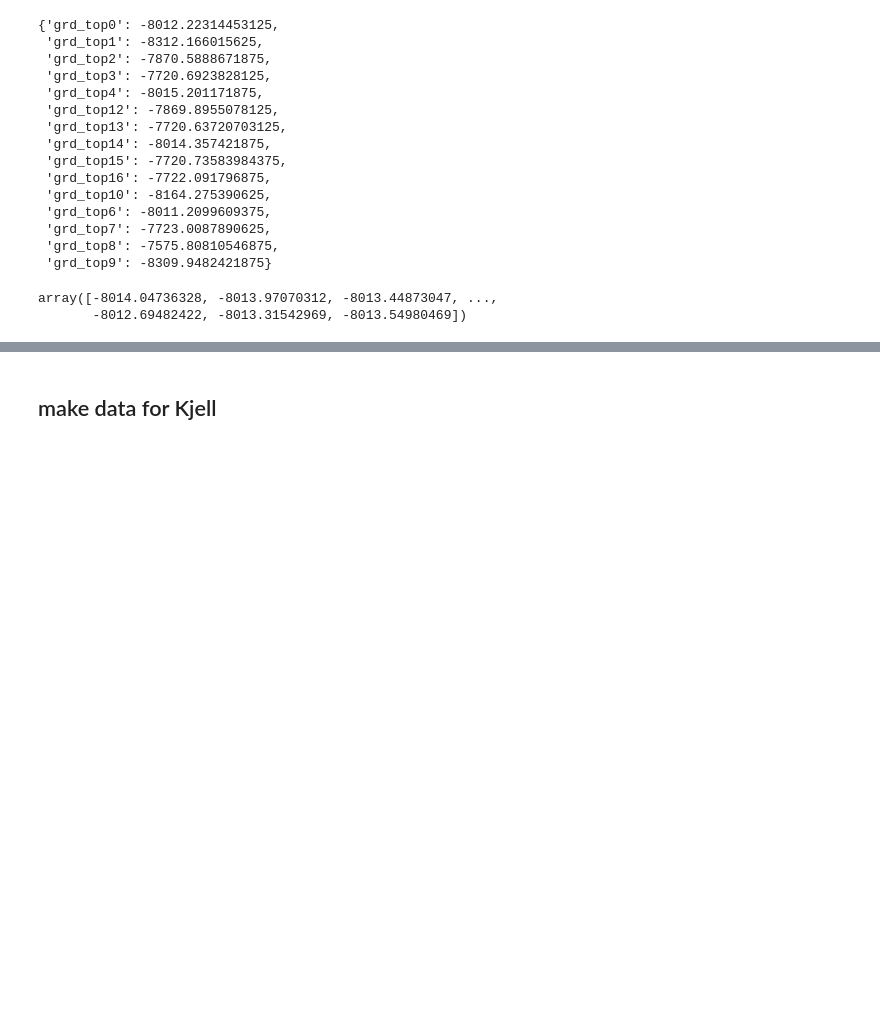
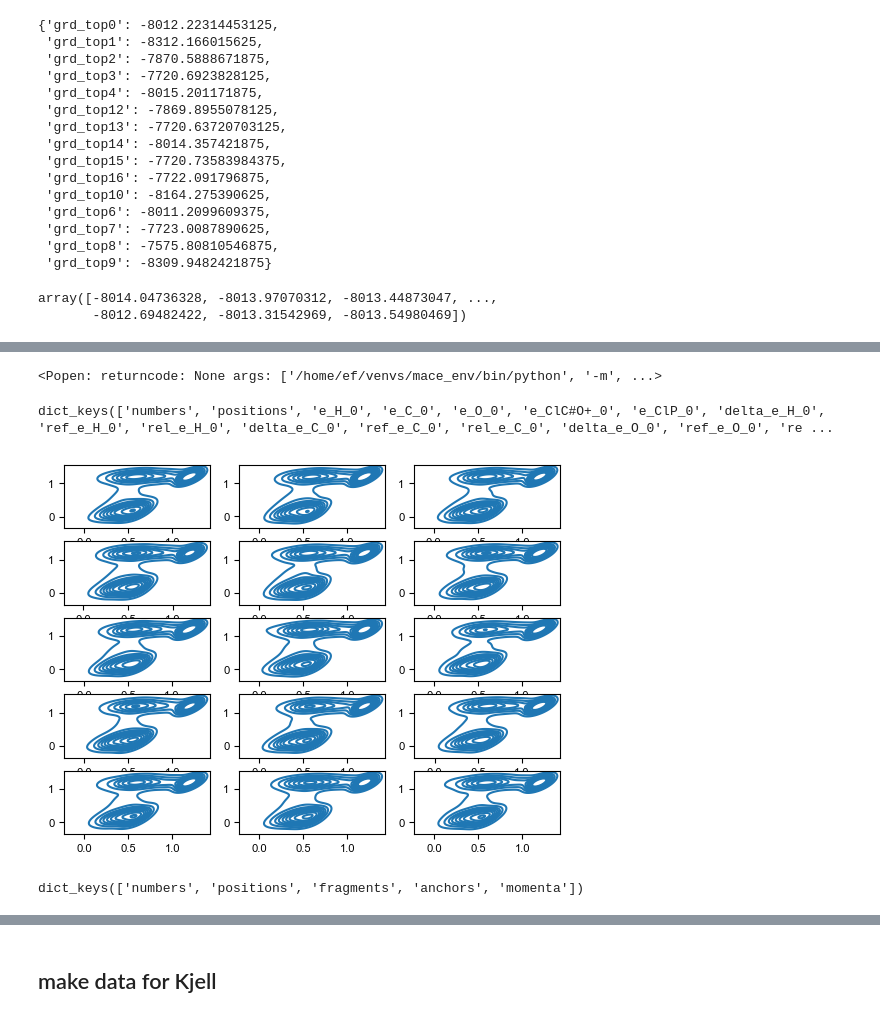
Before and after one commit to schwallergroup/CFT, a Jupyter notebook: notebooks/cft.ipynb, the cells around one changed output, grey strips where cells are left out. Drawn from its saved outputs; the diff is of its cells as text; code cells hidden in the pictures; blank space fills up the shorter version.

```diff
--- a/notebooks/cft.ipynb
+++ b/notebooks/cft.ipynb
@@ -925,2 +895,16 @@ plt.show()
 # %% [markdown]
 ## raffa data
+# %%
+import matplotlib.pyplot as plt
+import seaborn as sns
+
+# Set all fonts to Arial size 7/8
+plt.rcParams.update({
+    'font.family': 'Arial',
+    'font.size': 8,
+    'axes.titlesize': 8,
+    'axes.labelsize': 8,
+    'xtick.labelsize': 8,
+    'ytick.labelsize': 8,
+    'legend.fontsize': 7
+})
@@ -934,6 +920,7 @@ files.sort()
 
 ref_en_dict = {}
 
+frames = []
 for file in files:
 
     key = file.split('/relaxed_')[-1].split('.xyz')[0]
@@ -945,6 +932,8 @@ for file in files:
 
     ref_en_dict['grd_'+key] = en
 
+    frames.append(atoms)
+
 ref_en_dict
 # %% [output]
 {'grd_top0': -8012.22314453125,
@@ -970,0 +995,4 @@ array([-8014.04736328, -8013.97070312, -8013.44873047, ...,
+# %%
+view(trj)
+# %% [output]
+<Popen: returncode: None args: ['/home/ef/venvs/mace_env/bin/python', '-m', ...>
@@ -970,0 +1003,4 @@ array([-8014.04736328, -8013.97070312, -8013.44873047, ...,
+# %%
+trj[0].arrays.keys()
+# %% [output]
+dict_keys(['numbers', 'positions', 'e_H_0', 'e_C_0', 'e_O_0', 'e_ClC#O+_0', 'e_ClP_0', 'delta_e_H_0', 'ref_e_H_0', 'rel_e_H_0', 'delta_e_C_0', 'ref_e_C_0', 'rel_e_C_0', 'delta_e_O_0', 'ref_e_O_0', 're ...
@@ -970,0 +1048,26 @@ array([-8014.04736328, -8013.97070312, -8013.44873047, ...,
+# %%
+fig, axs = plt.subplots(5,3)
+
+axs = axs.flatten()
+
+for i, a in enumerate(trj):
+
+    ax= axs[i]
+
+    xs= list(a.arrays['rel_e_H_0'])
+    ys= list(a.arrays['rel_e_ClC#O+_0'])
+
+    sns.kdeplot(x=xs, y=ys, ax=ax)
+    # ax.hexbin(xs, ys, gridsize=50, cmap="viridis")
+    # sns.jointplot(x=xs, y=ys, kind="hist", bins=60, ax=ax)
+    # plt.colorbar()
+
+
+    # xs = list(a.arrays['ref_e_H_0'])
+    # ys = list(a.arrays['ref_e_ClC#O+_0'])
+    # sns.kdeplot(x=xs, y=ys, ax=ax, color='k')
+
+    # ax.set_xlim(0,.8)
+    # ax.set_ylim(-0.5,5)
+# %% [output]
+[figure, added]
@@ -970,0 +1131,4 @@ array([-8014.04736328, -8013.97070312, -8013.44873047, ...,
+# %%
+naked_atoms.arrays.keys()
+# %% [output]
+dict_keys(['numbers', 'positions', 'fragments', 'anchors', 'momenta'])
```
Also changed, not shown: parts of 55 cells of this notebook, 1 other file.
